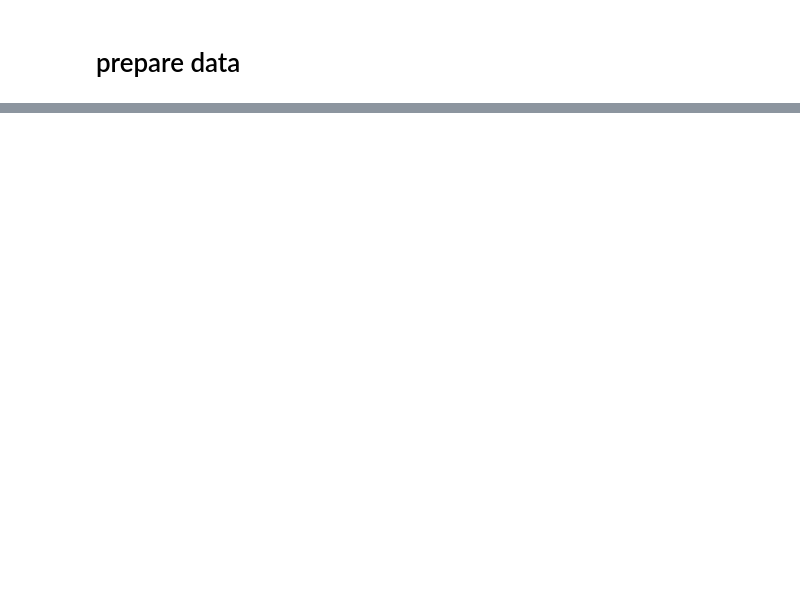
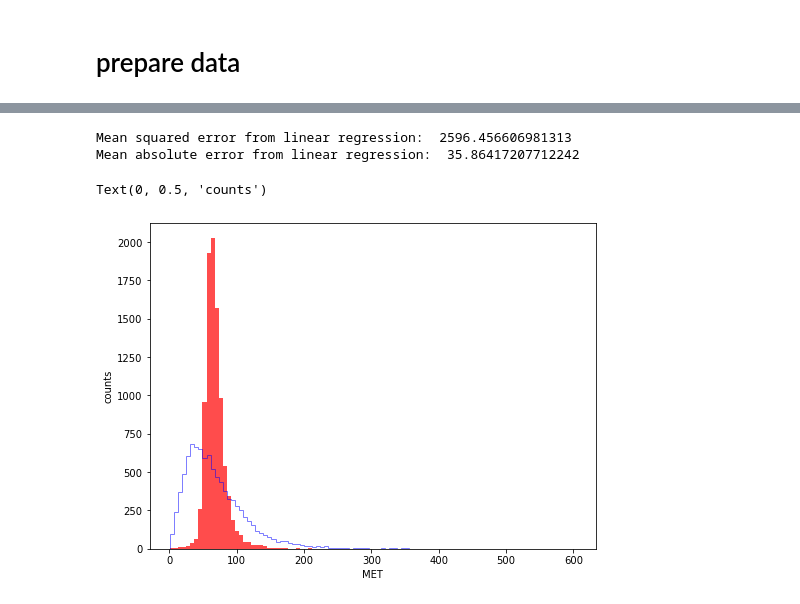
Before and after one commit to ablet-imin/ml-met-trigger, a Jupyter notebook: train_model_cnn.ipynb, the cells around one changed output, grey strips where cells are left out. Saved outputs shown, nothing was run; the diff lists cells and outputs as text; code cells hidden in the pictures; blank space fills up the shorter version.

```diff
--- a/train_model_cnn.ipynb
+++ b/train_model_cnn.ipynb
@@ -223,0 +247,28 @@ gc.collect()
+# %%
+######################################################################
+#Linear regression
+from sklearn import linear_model
+from sklearn.tree import DecisionTreeRegressor
+from sklearn.metrics import mean_squared_error, mean_absolute_error
+
+### Linear regression
+lr_model = linear_model.LinearRegression()
+lr_model.fit(x_train, y_train)
+y_pred_lr = lr_model.predict(x_test)
+mse_lr = mean_squared_error(y_test, y_pred_lr)
+mae_lr = mean_absolute_error(y_test, y_pred_lr)
+print('Mean squared error from linear regression: ', mse_lr)
+print('Mean absolute error from linear regression: ', mae_lr)
+
+
+fig = plt.figure(figsize =(8, 6))
+_,bins,_ = plt.hist(y_test, bins=100, alpha=0.5, histtype='step', color='Blue')
+_ = plt.hist(y_pred_lr, bins=bins,alpha=0.7, color='red')
+plt.xlabel(f"MET")
+plt.ylabel("counts")
+#plt.savefig(f"{output_path}/pred_met.pdf")
+# %% [output]
+Mean squared error from linear regression:  2596.456606981313
+Mean absolute error from linear regression:  35.86417207712242
+Text(0, 0.5, 'counts')
+[figure, added]
```
Also changed, not shown: parts of 12 cells of this notebook, 4 other files.
